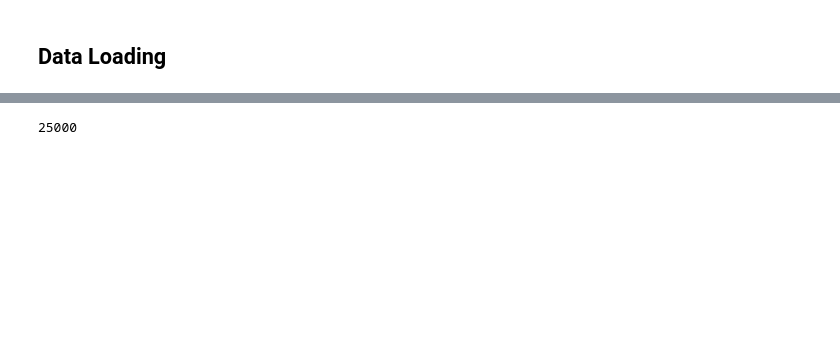
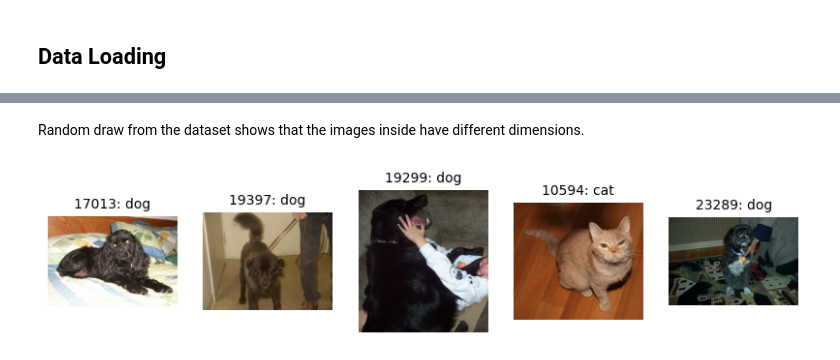
Before and after one commit to vvclin-git/kaggle-image-classification-cats_dogs, a Jupyter notebook: notebooks/00_eda.ipynb, the cells around one changed output, grey strips where cells are left out. Drawn from its saved outputs; the diff is of its cells as text; code cells hidden in the pictures; blank space fills up the shorter version.

```diff
--- a/notebooks/00_eda.ipynb
+++ b/notebooks/00_eda.ipynb
@@ -70,5 +131,10 @@ np.random.randint(0, len(ds) + 1)
+# %% [markdown]
+Random draw from the dataset shows that the images inside have different dimensions.
 # %%
-fig, ax = plt.subplots(1, 5)
-for idx in np.random.randint(0, len(ds) + 1, 5):
+fig, ax = plt.subplots(1, 5, figsize=(10, 30))
+for i, idx in enumerate(np.random.randint(0, len(ds) + 1, 5)):
+    ax[i].imshow(ds[idx][0])
+    ax[i].set_title(f'{idx}: {label[ds[idx][1]]}', fontsize=10)
+    ax[i].set_axis_off()
 # %% [output]
-25000
+[figure, added]
```
Also changed, not shown: parts of 10 cells of this notebook, 4 other files.
